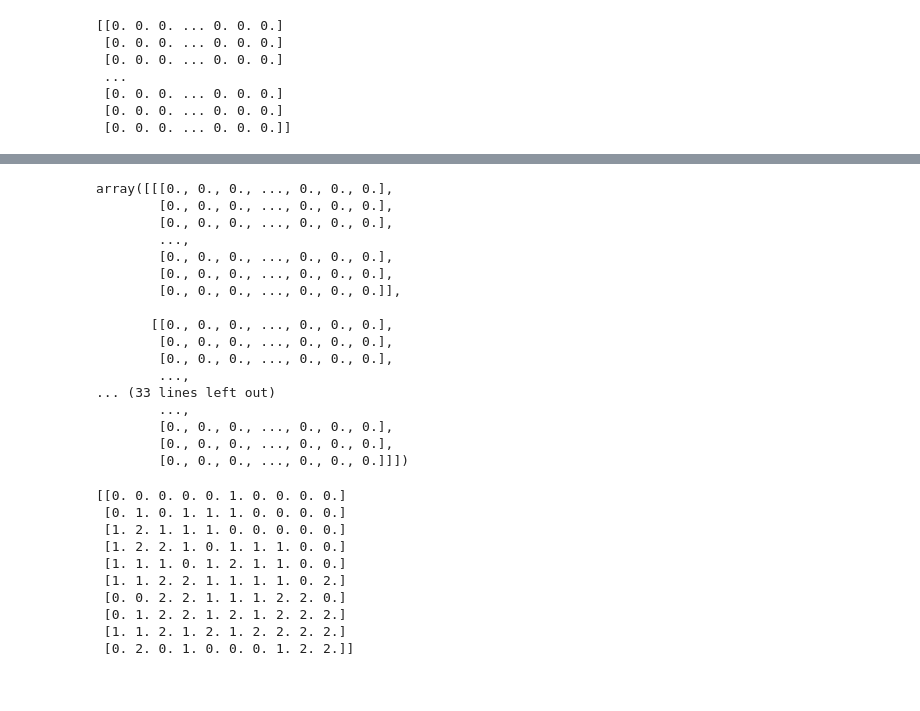
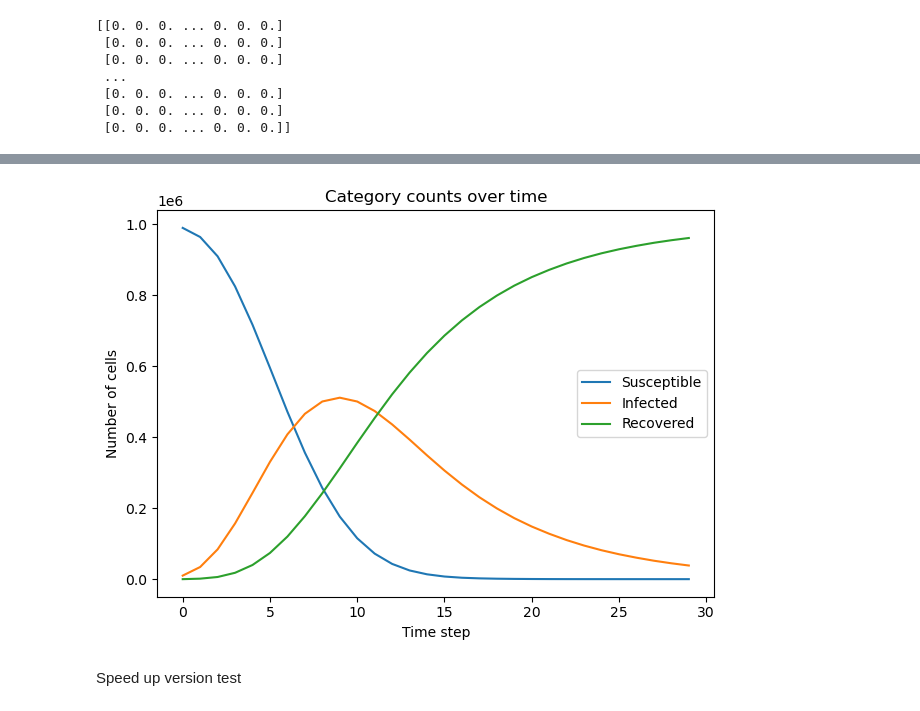
Before and after one commit to bjarturingvason/Stochastic, a Jupyter notebook: Project 2/SIR_simulation.ipynb, the cells around one changed output, grey strips where cells are left out. Cells and saved outputs as stored; diff of their text form; code cells hidden in the pictures.

Commit message:
SIRVB spatial model

```diff
--- a/Project 2/SIR_simulation.ipynb
+++ b/Project 2/SIR_simulation.ipynb
@@ -40,7 +40,7 @@ R = 0.0
 N = 1000
 beta = 0.33
 gamma = 0.14
-t = 365
+t = 30
 
 matrix = create_matrix(S, I, R, N)
 # %%
@@ -156,34 +149,23 @@ Simulation shape: (365, 1000, 1000)
 [figure]
 # %%
-simulations
+#sanity check for the spatial sim
+# ----------- count categories over time ---------------
+S_count = (simulations == 0).sum(axis=(1,2))
+I_count = (simulations == 1).sum(axis=(1,2))
+R_count = (simulations == 2).sum(axis=(1,2))
+
+# ------------- plot time series -----------------------
+plt.figure()
+plt.plot(S_count, label="Susceptible")
+plt.plot(I_count, label="Infected")
+plt.plot(R_count, label="Recovered")
+plt.xlabel("Time step")
+plt.ylabel("Number of cells")
+plt.title("Category counts over time")
+plt.legend()
+plt.tight_layout()
+plt.show()
 # %% [output]
-array([[[0., 0., 0., ..., 0., 0., 0.],
-        [0., 0., 0., ..., 0., 0., 0.],
-        [0., 0., 0., ..., 0., 0., 0.],
-        ...,
-        [0., 0., 0., ..., 0., 0., 0.],
-        [0., 0., 0., ..., 0., 0., 0.],
-        [0., 0., 0., ..., 0., 0., 0.]],
-
-       [[0., 0., 0., ..., 0., 0., 0.],
-        [0., 0., 0., ..., 0., 0., 0.],
-        [0., 0., 0., ..., 0., 0., 0.],
-        ...,
-... (33 lines left out)
-        ...,
-        [0., 0., 0., ..., 0., 0., 0.],
-        [0., 0., 0., ..., 0., 0., 0.],
-        [0., 0., 0., ..., 0., 0., 0.]]])
+[figure, added]
-# %%
-print(matrix)
-# %% [output]
-[[0. 0. 0. 0. 0. 1. 0. 0. 0. 0.]
- [0. 1. 0. 1. 1. 1. 0. 0. 0. 0.]
- [1. 2. 1. 1. 1. 0. 0. 0. 0. 0.]
- [1. 2. 2. 1. 0. 1. 1. 1. 0. 0.]
- [1. 1. 1. 0. 1. 2. 1. 1. 0. 0.]
- [1. 1. 2. 2. 1. 1. 1. 1. 0. 2.]
- [0. 0. 2. 2. 1. 1. 1. 2. 2. 0.]
- [0. 1. 2. 2. 1. 2. 1. 2. 2. 2.]
- [1. 1. 2. 1. 2. 1. 2. 2. 2. 2.]
- [0. 2. 0. 1. 0. 0. 0. 1. 2. 2.]]
+# %% [markdown]
+Speed up version test
```
Also changed, not shown: parts of 2 cells of this notebook, 2 other files.
